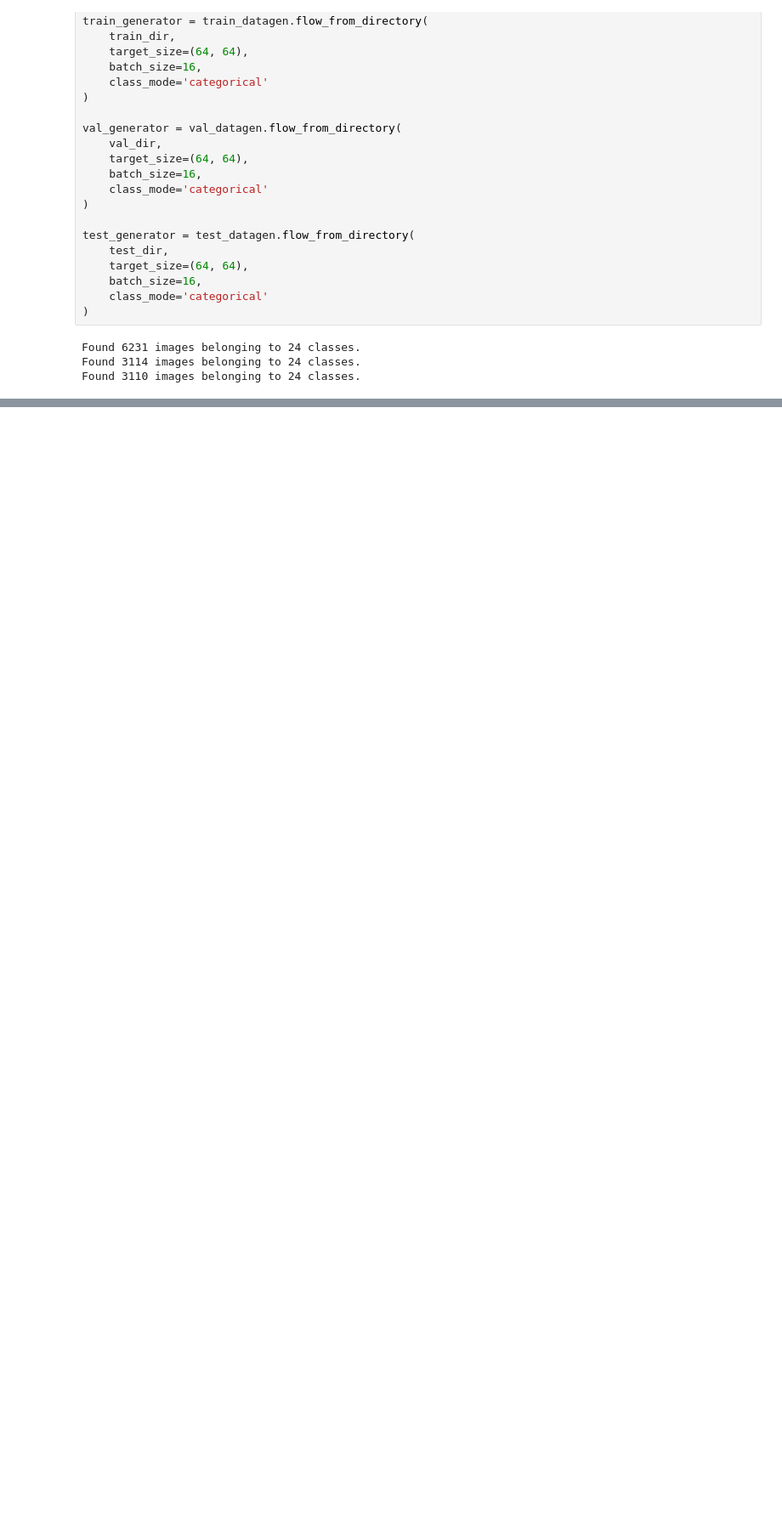
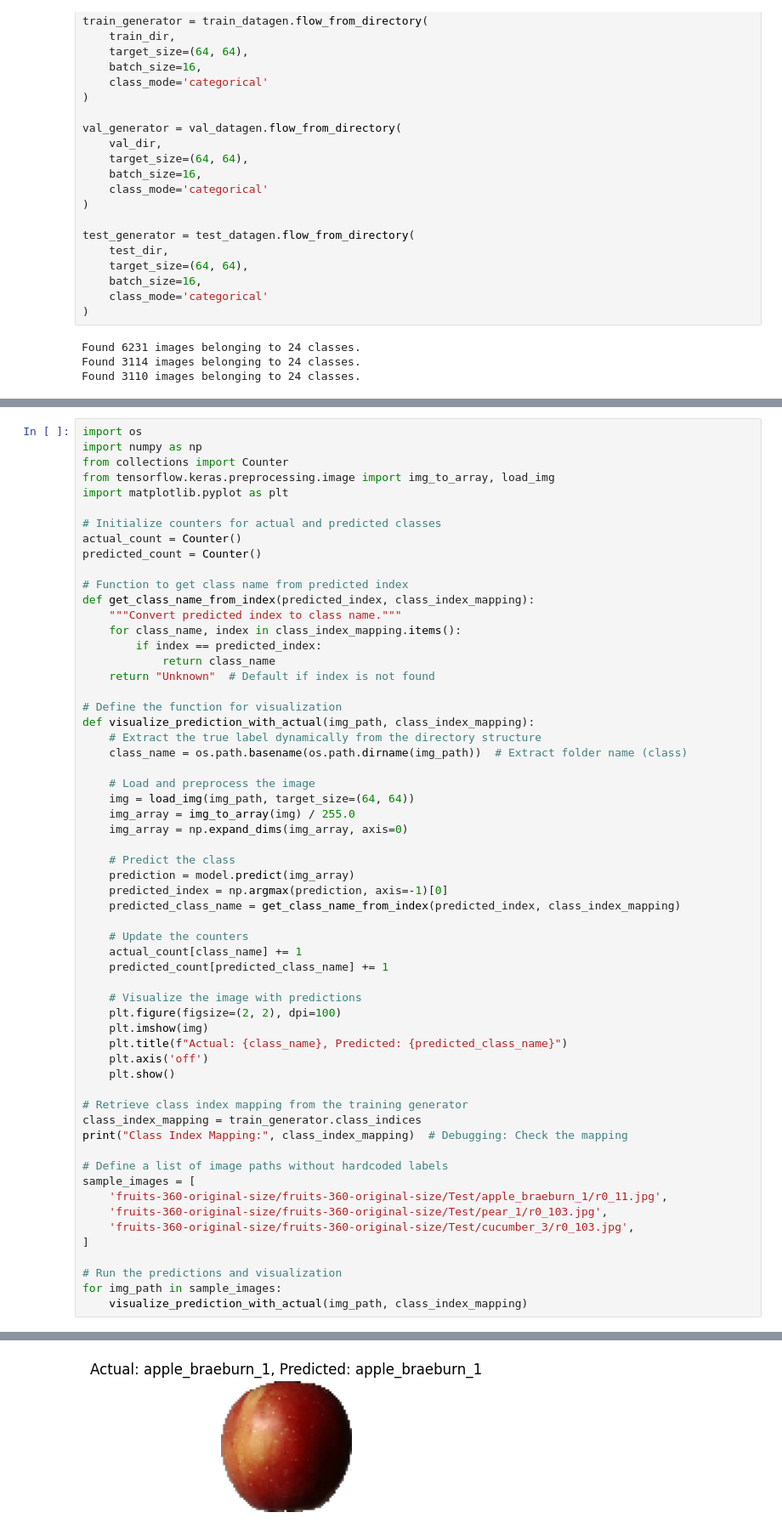
Before and after one commit to jihyeon26/neural_network_basic, a Jupyter notebook: neural_networks_ibm/part3/3.7.1. fruit_classification_transfer_learning.ipynb, the cells around one changed output, grey strips where cells are left out. Shown at 85% size. Drawn from its saved outputs; the diff is of its cells as text; blank space fills up the shorter version.

Commit message:
fruit_classification

```diff
--- a/neural_networks_ibm/part3/3.7.1. fruit_classification_transfer_learning.ipynb
+++ b/neural_networks_ibm/part3/3.7.1. fruit_classification_transfer_learning.ipynb
@@ -204,0 +470,60 @@ model = Sequential([
+# %%
+import os
+import numpy as np
+from collections import Counter
+from tensorflow.keras.preprocessing.image import img_to_array, load_img
+import matplotlib.pyplot as plt
+
+# Initialize counters for actual and predicted classes
+actual_count = Counter()
+predicted_count = Counter()
+
+# Function to get class name from predicted index
+def get_class_name_from_index(predicted_index, class_index_mapping):
+    """Convert predicted index to class name."""
+    for class_name, index in class_index_mapping.items():
+        if index == predicted_index:
+            return class_name
+    return "Unknown"  # Default if index is not found
+
+# Define the function for visualization
+def visualize_prediction_with_actual(img_path, class_index_mapping):
+    # Extract the true label dynamically from the directory structure
+    class_name = os.path.basename(os.path.dirname(img_path))  # Extract folder name (class)
+
+    # Load and preprocess the image
+    img = load_img(img_path, target_size=(64, 64))
+    img_array = img_to_array(img) / 255.0
+    img_array = np.expand_dims(img_array, axis=0)
+
+    # Predict the class
+    prediction = model.predict(img_array)
+    predicted_index = np.argmax(prediction, axis=-1)[0]
+    predicted_class_name = get_class_name_from_index(predicted_index, class_index_mapping)
+
+    # Update the counters
+    actual_count[class_name] += 1
+    predicted_count[predicted_class_name] += 1
+
+    # Visualize the image with predictions
+    plt.figure(figsize=(2, 2), dpi=100)
+    plt.imshow(img)
+    plt.title(f"Actual: {class_name}, Predicted: {predicted_class_name}")
+    plt.axis('off')
+    plt.show()
+
+# Retrieve class index mapping from the training generator
+class_index_mapping = train_generator.class_indices
+print("Class Index Mapping:", class_index_mapping)  # Debugging: Check the mapping
+
+# Define a list of image paths without hardcoded labels
+sample_images = [
+    'fruits-360-original-size/fruits-360-original-size/Test/apple_braeburn_1/r0_11.jpg',
+    'fruits-360-original-size/fruits-360-original-size/Test/pear_1/r0_103.jpg',
+    'fruits-360-original-size/fruits-360-original-size/Test/cucumber_3/r0_103.jpg',
+]
+
+# Run the predictions and visualization
+for img_path in sample_images:
+    visualize_prediction_with_actual(img_path, class_index_mapping)
+# %% [output]
@@ -204,0 +532 @@ model = Sequential([
+[figure, added]
```
Also changed, not shown: parts of 60 cells of this notebook.
